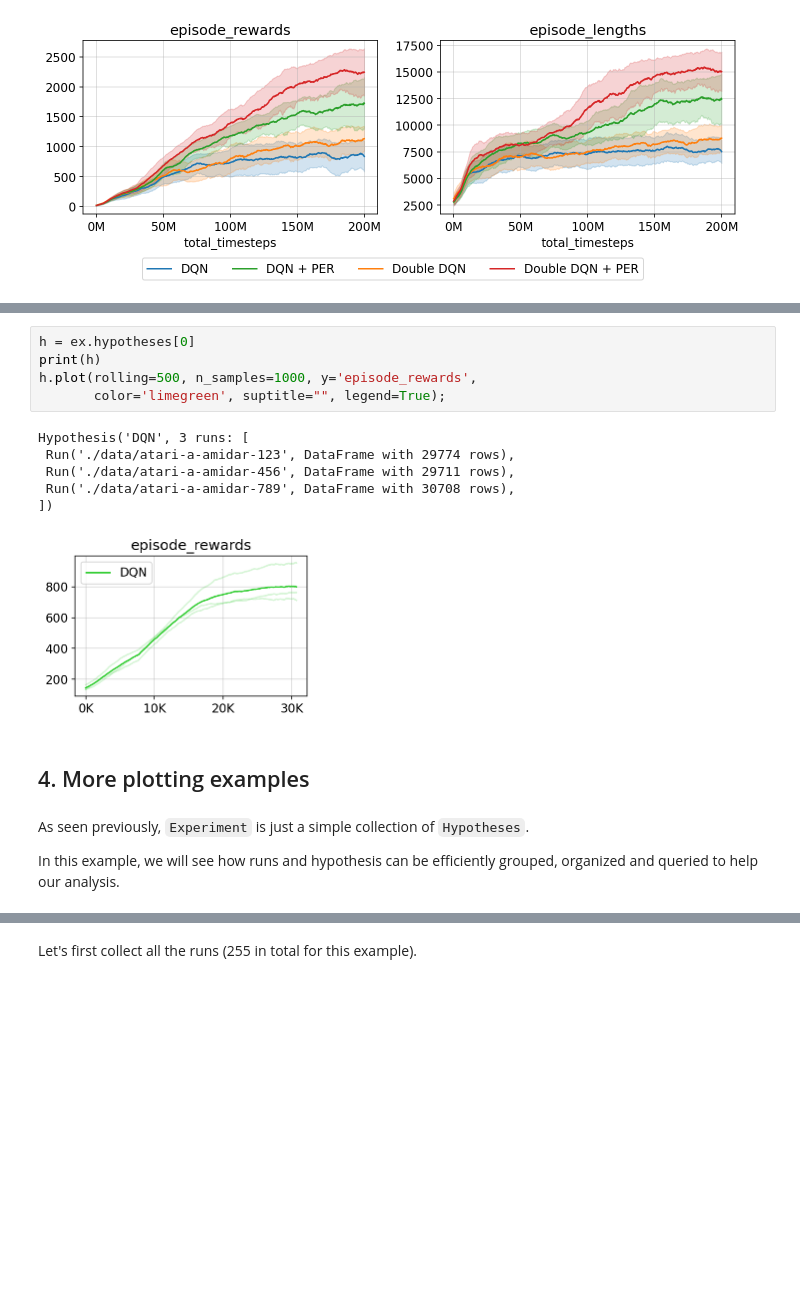
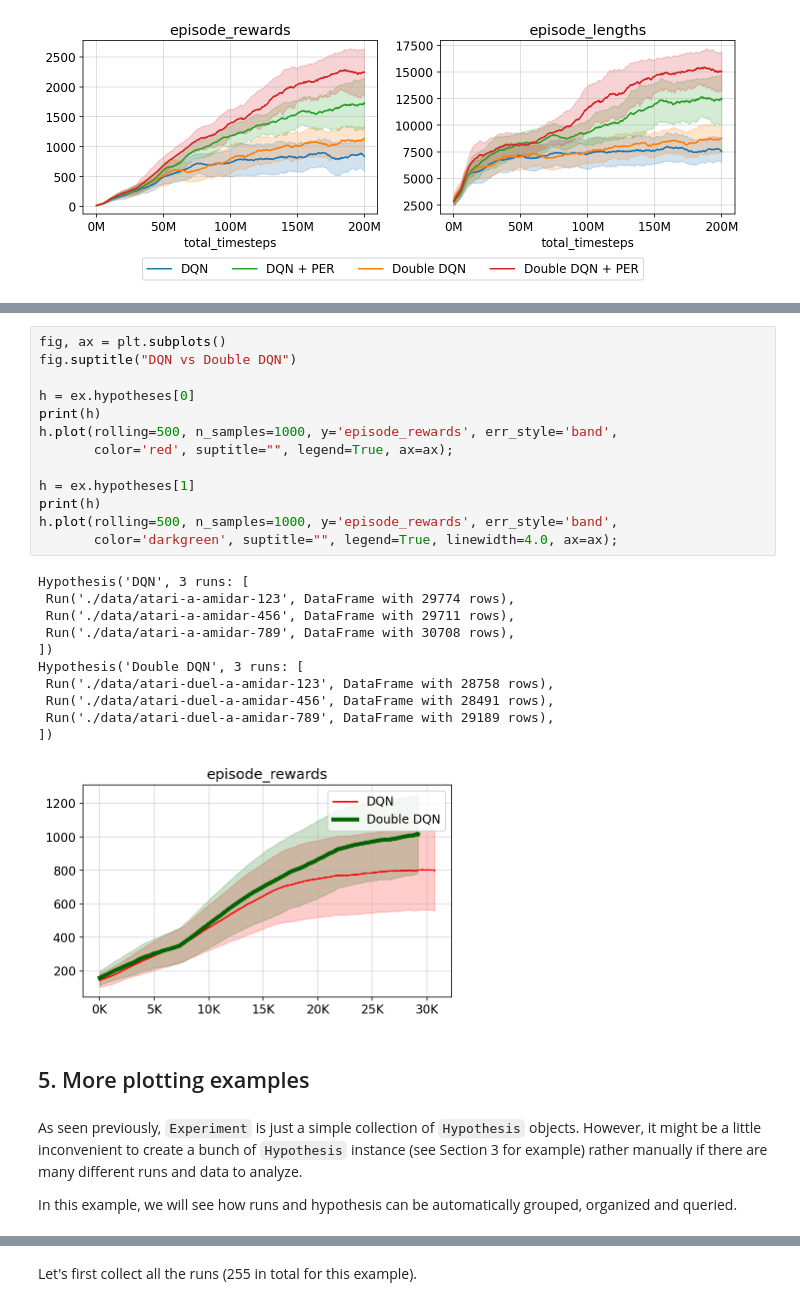
Before and after one commit to wookayin/expt, a Jupyter notebook: examples/quick-tour.ipynb, the cells around one changed output, grey strips where cells are left out. Drawn from its saved outputs; the diff is of its cells as text; blank space fills up the shorter version.

```diff
--- a/examples/quick-tour.ipynb
+++ b/examples/quick-tour.ipynb
@@ -286,19 +271,32 @@ It is also possible to plot individual `Hypothesis` and Run objects:
-# %%
-h = ex.hypotheses[0]
-print(h)
-h.plot(rolling=500, n_samples=1000, y='episode_rewards',
-       color='limegreen', suptitle="", legend=True);
-# %% [output]
-Hypothesis('DQN', 3 runs: [
- Run('./data/atari-a-amidar-123', DataFrame with 29774 rows),
- Run('./data/atari-a-amidar-456', DataFrame with 29711 rows),
- Run('./data/atari-a-amidar-789', DataFrame with 30708 rows),
-])
-[figure, removed]
+# %%
+fig, ax = plt.subplots()
+fig.suptitle("DQN vs Double DQN")
+
+h = ex.hypotheses[0]
+print(h)
+h.plot(rolling=500, n_samples=1000, y='episode_rewards', err_style='band',
+       color='red', suptitle="", legend=True, ax=ax);
+
+h = ex.hypotheses[1]
+print(h)
+h.plot(rolling=500, n_samples=1000, y='episode_rewards', err_style='band',
+       color='darkgreen', suptitle="", legend=True, linewidth=4.0, ax=ax);
+# %% [output]
+Hypothesis('DQN', 3 runs: [
+ Run('./data/atari-a-amidar-123', DataFrame with 29774 rows),
+ Run('./data/atari-a-amidar-456', DataFrame with 29711 rows),
+ Run('./data/atari-a-amidar-789', DataFrame with 30708 rows),
+])
+Hypothesis('Double DQN', 3 runs: [
+ Run('./data/atari-duel-a-amidar-123', DataFrame with 28758 rows),
+ Run('./data/atari-duel-a-amidar-456', DataFrame with 28491 rows),
+ Run('./data/atari-duel-a-amidar-789', DataFrame with 29189 rows),
+])
+[figure, added]
 # %% [markdown]
-## 4. More plotting examples
+## 5. More plotting examples
 # %% [markdown]
-As seen previously, `Experiment` is just a simple collection of `Hypotheses`.
+As seen previously, `Experiment` is just a simple collection of `Hypothesis` objects. However, it might be a little inconvenient to create a bunch of `Hypothesis` instance (see Section 3 for example) rather manually if there are many different runs and data to analyze.
 
-In this example, we will see how runs and hypothesis can be efficiently grouped, organized and queried to help our analysis.
+In this example, we will see how runs and hypothesis can be automatically grouped, organized and queried.
 # %% [markdown]
```
Also changed, not shown: parts of 33 cells of this notebook, 2 other files.
